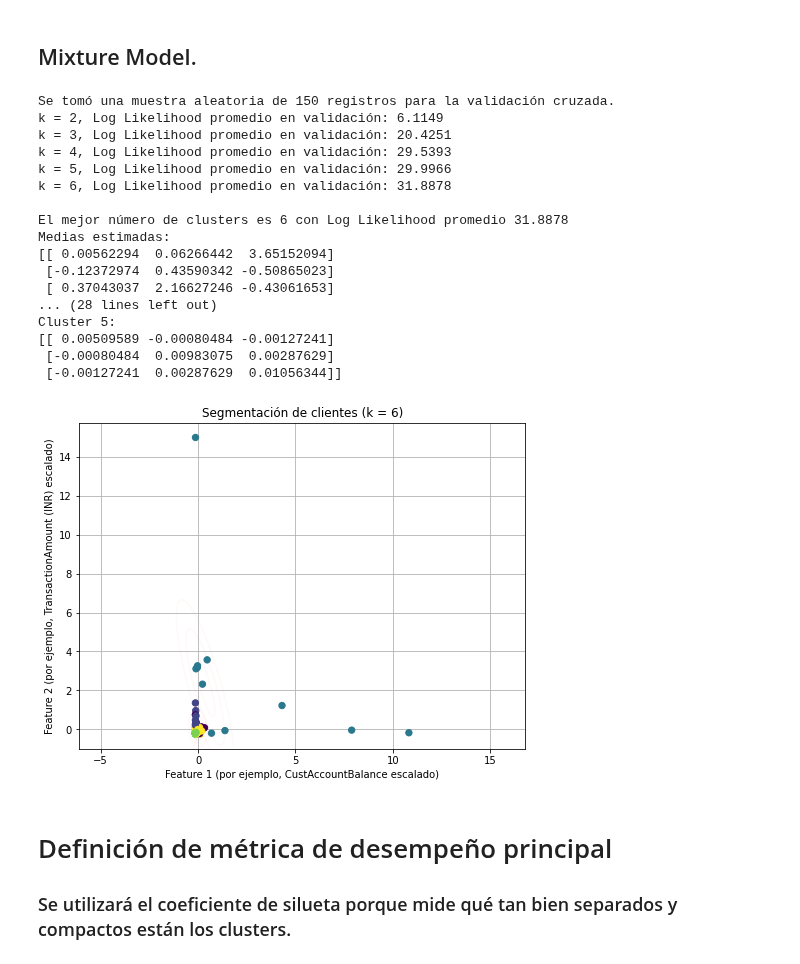
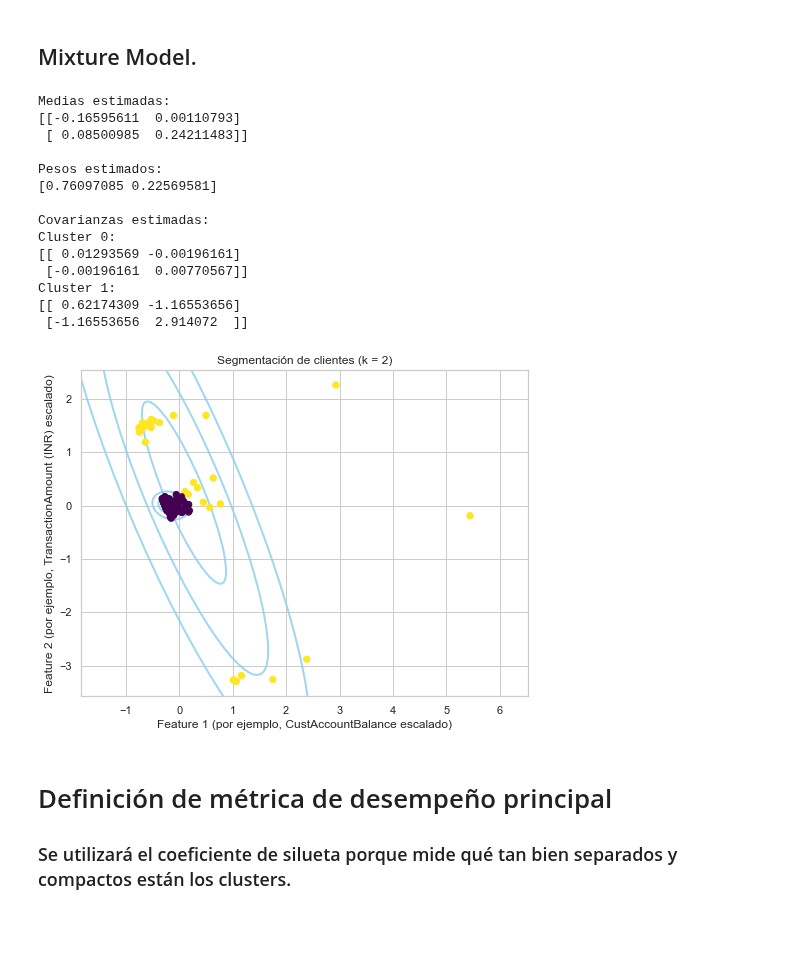
Before and after one commit to mar22266/LABORATORIOS-IA, a Jupyter notebook: Laboratorio04/Lab04.ipynb, the cells around one changed output. Drawn from its saved outputs; the diff is of its cells as text; code cells hidden in the pictures; blank space fills up the shorter version.

```diff
--- a/Laboratorio04/Lab04.ipynb
+++ b/Laboratorio04/Lab04.ipynb
@@ -659,28 +527,11 @@ k = 6: Log Likelihood promedio = 27.1820
 ## Mixture Model.
 # %%
 # Supongamos que X_sample es una muestra aleatoria de tu dataset, por ejemplo:
-if X_norm.shape[0] > 150:
-    np.random.seed(42)
-    indices = np.random.choice(X_norm.shape[0], 150, replace=False)
-    X_sample = X_norm[indices]
-else:
-    X_sample = X_norm
 
-# Supongamos que best_k ya se ha determinado previamente (por ejemplo, a partir de choose_best_k)
-# Si no lo has hecho, puedes obtenerlo así:
-candidate_ks = [2, 3, 4, 5, 6]
-best_k, _ = choose_best_k(
-    X_norm,
-    candidate_ks,
-    n_folds=5,
-    max_iter=1000,
-    tol=1e-5,
-    random_state=42,
-    sample_size=150,
-)
+
 
 # Ajuste del modelo final usando la muestra X_sample
-model_final = MixtureModels(k=best_k, max_iter=1000, tol=1e-5, random_state=42)
+model_final = MixtureModels(k=2, max_iter=1000, tol=1e-5, random_state=42)
 model_final.fit(X_sample)
 
 # Imprimir parámetros estimados:
@@ -693,27 +544,23 @@ for i, cov in enumerate(model_final.covs):
     print(f"Cluster {i}:")
     print(cov)
 # %% [output]
-Se tomó una muestra aleatoria de 150 registros para la validación cruzada.
-k = 2, Log Likelihood promedio en validación: 6.1149
-k = 3, Log Likelihood promedio en validación: 20.4251
-k = 4, Log Likelihood promedio en validación: 29.5393
-k = 5, Log Likelihood promedio en validación: 29.9966
-k = 6, Log Likelihood promedio en validación: 31.8878
+Medias estimadas:
+[[-0.16595611  0.00110793]
+ [ 0.08500985  0.24211483]]
 
-El mejor número de clusters es 6 con Log Likelihood promedio 31.8878
-Medias estimadas:
-[[ 0.00562294  0.06266442  3.65152094]
- [-0.12372974  0.43590342 -0.50865023]
- [ 0.37043037  2.16627246 -0.43061653]
-... (28 lines left out)
-Cluster 5:
-[[ 0.00509589 -0.00080484 -0.00127241]
- [-0.00080484  0.00983075  0.00287629]
- [-0.00127241  0.00287629  0.01056344]]
+Pesos estimados:
+[0.76097085 0.22569581]
+
+Covarianzas estimadas:
+Cluster 0:
+[[ 0.01293569 -0.00196161]
+ [-0.00196161  0.00770567]]
+Cluster 1:
+[[ 0.62174309 -1.16553656]
+ [-1.16553656  2.914072  ]]
 # %%
 import matplotlib.pyplot as plt
 from matplotlib.patches import Ellipse
-
 
 def draw_ellipse(position, covariance, ax=None, **kwargs):
     """Dibuja una elipse con una posición y covarianza dadas."""
@@ -728,47 +575,38 @@ def draw_ellipse(position, covariance, ax=None, **kwargs):
         angle = 0
         width, height = 2 * np.sqrt(covariance)
 
     # Dibuja la elipse para 1, 2 y 3 sigma
     for nsig in range(1, 4):
-        ax.add_patch(Ellipse(position, nsig * width, nsig * height, angle, **kwargs))
-
+        ax.add_patch(Ellipse(position, nsig * width, nsig * height,
+                             angle, **kwargs))
 
 def plot_mixture_model(model, X, ax=None):
     """Grafica la segmentación y dibuja las elipses de covarianza para cada cluster."""
     ax = ax or plt.gca()
     # Predicción de etiquetas con el modelo ajustado
     labels = model.predict(X)
-    ax.scatter(X[:, 0], X[:, 1], c=labels, cmap="viridis", s=40, zorder=2)
-    ax.axis("equal")
+    ax.scatter(X[:, 0], X[:, 1], c=labels, cmap='viridis', s=40, zorder=2)
+    ax.axis('equal')
 
     # Factor de escalado para la transparencia de la elipse (ajustable)
     w_factor = 0.2 / model.weights.max() if model.weights.max() != 0 else 1.0
     # Dibuja la elipse de cada cluster usando las dos primeras features
     for pos, covar, w in zip(model.means, model.covs, model.weights):
         # Seleccionamos las dos primeras features
         pos_2d = pos[:2]
         cov_2d = covar[:2, :2]
-        draw_ellipse(
-            pos_2d,
-            cov_2d,
-            ax=ax,
-            alpha=w * w_factor,
-            edgecolor="red",
-            facecolor="none",
-            lw=2,
-        )
+        draw_ellipse(pos_2d, cov_2d, ax=ax, alpha=0.8 , edgecolor='skyblue', facecolor='none', lw=2)
 
     ax.set_xlabel("Feature 1 (por ejemplo, CustAccountBalance escalado)")
     ax.set_ylabel("Feature 2 (por ejemplo, TransactionAmount (INR) escalado)")
     ax.set_title(f"Segmentación de clientes (k = {model.k})")
     ax.grid(True)
 
-
 # Graficamos la segmentación utilizando la muestra X_sample y el modelo final ajustado
 plt.figure(figsize=(8, 6))
 plot_mixture_model(model_final, X_sample)
 plt.show()
 # %% [output]
-[figure, old version]
+[figure, new version]
 # %% [markdown]
 # Definición de métrica de desempeño principal
```
Also changed, not shown: parts of 24 cells of this notebook.
